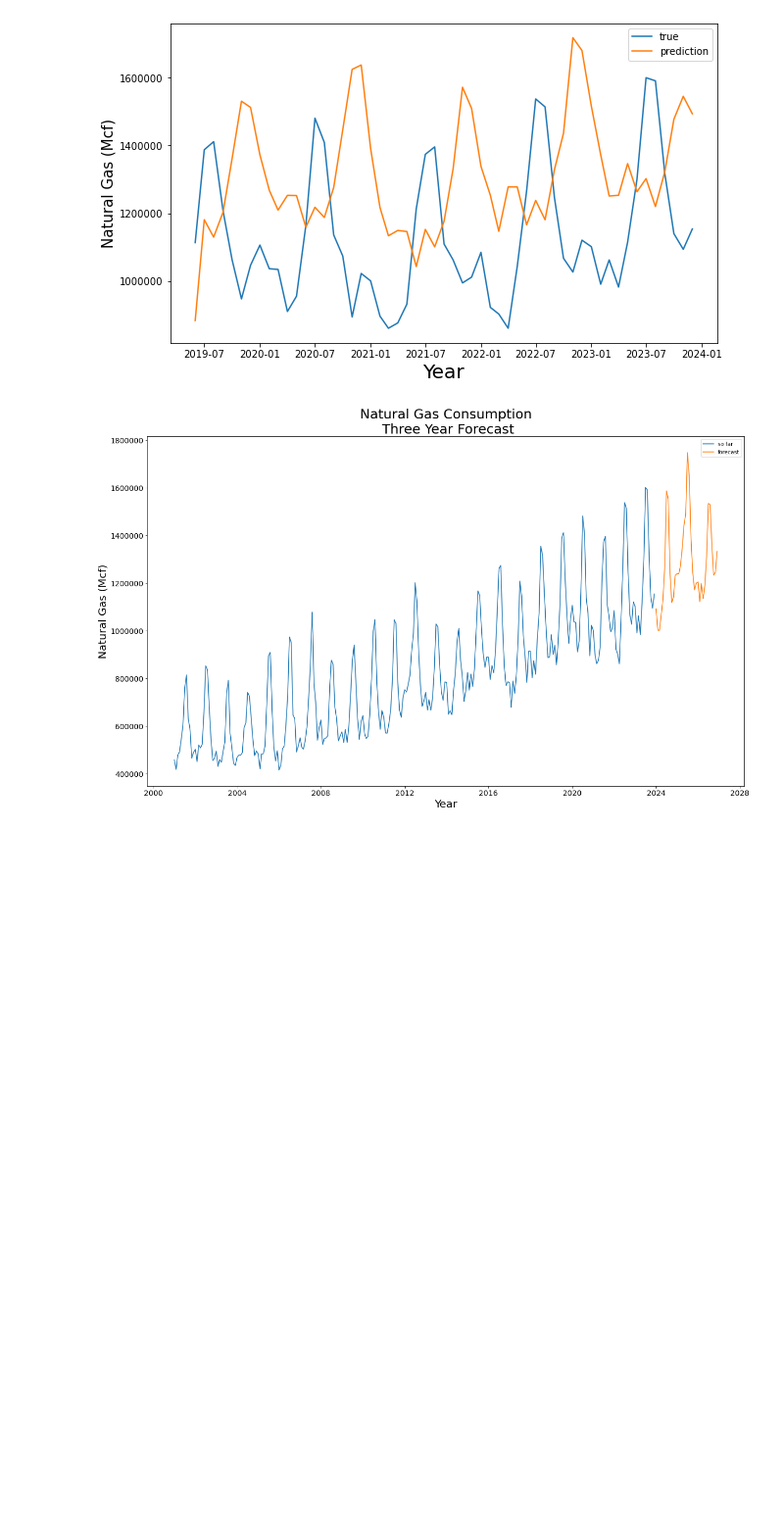
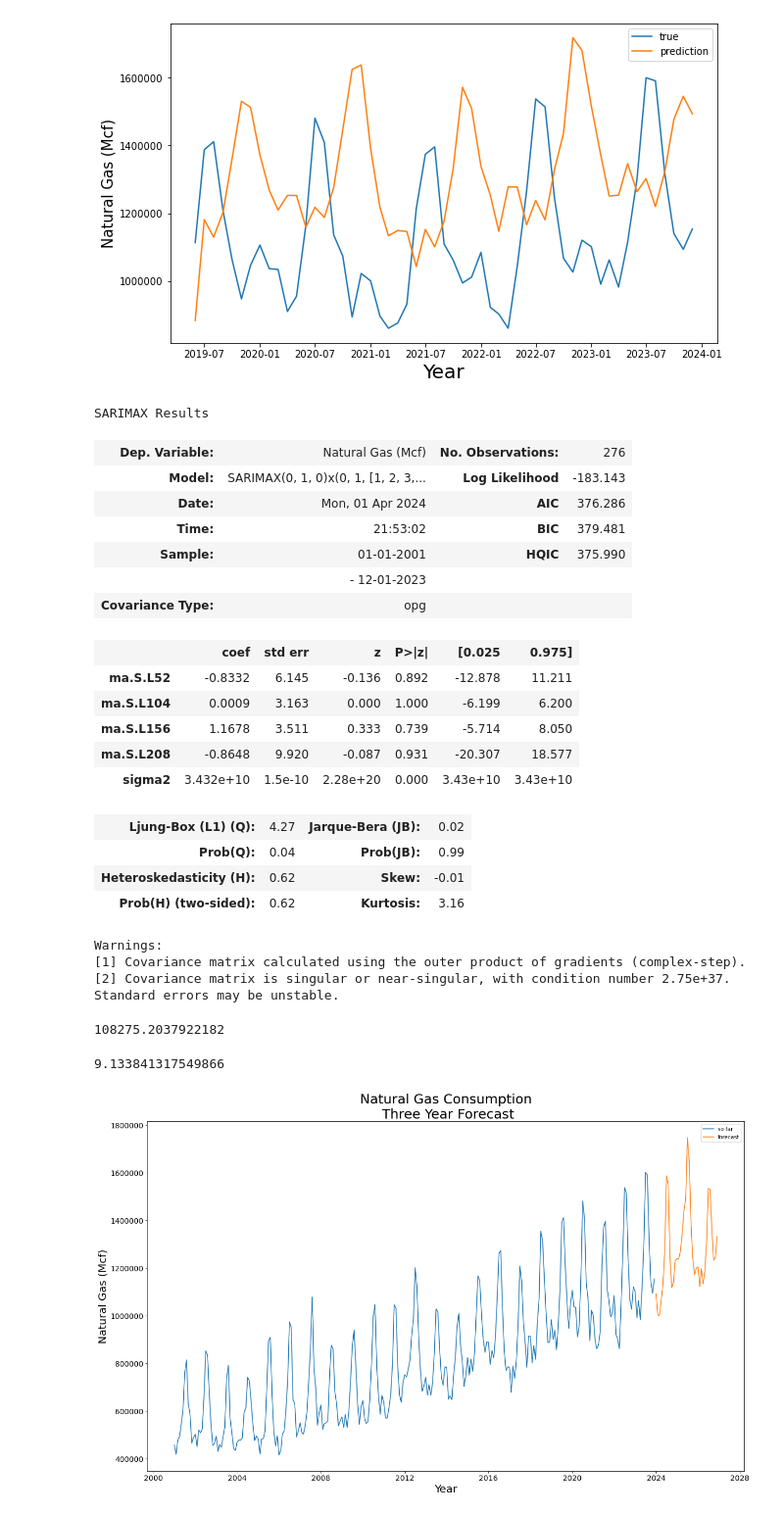
Before and after one commit to lpb3393/natural_gas_consumption, a Jupyter notebook: natural_gas_consumption.ipynb, the cells around one changed output. Shown at 98% size. Drawn from its saved outputs; the diff is of its cells as text; code cells hidden in the pictures; blank space fills up the shorter version.

```diff
--- a/natural_gas_consumption.ipynb
+++ b/natural_gas_consumption.ipynb
@@ -1028,10 +1064,48 @@ plt.legend();
 # %%
 #running the model on the entire dataset together
 sarimax_test = SARIMAX(natural_gas,
                  order=(0, 1, 0),
                   seasonal_order=(0, 1, 4, 52),
                   enforce_stationarity=False,
                   enforce_invertibility=False).fit()
+sarimax_test.summary()
+# %% [output]
+SARIMAX Results
+| Dep. Variable: | Natural Gas (Mcf) | No. Observations: | 276 |
+| Model: | SARIMAX(0, 1, 0)x(0, 1, [1, 2, 3,... | Log Likelihood | -183.143 |
+| Date: | Mon, 01 Apr 2024 | AIC | 376.286 |
+| Time: | 21:53:02 | BIC | 379.481 |
+| Sample: | 01-01-2001 | HQIC | 375.990 |
+|  | - 12-01-2023 |  |  |
+| Covariance Type: | opg |  |  |
+|  | coef | std err | z | P>|z| | [0.025 | 0.975] |
+| ma.S.L52 | -0.8332 | 6.145 | -0.136 | 0.892 | -12.878 | 11.211 |
+| ma.S.L104 | 0.0009 | 3.163 | 0.000 | 1.000 | -6.199 | 6.200 |
+| ma.S.L156 | 1.1678 | 3.511 | 0.333 | 0.739 | -5.714 | 8.050 |
+| ma.S.L208 | -0.8648 | 9.920 | -0.087 | 0.931 | -20.307 | 18.577 |
+| sigma2 | 3.432e+10 | 1.5e-10 | 2.28e+20 | 0.000 | 3.43e+10 | 3.43e+10 |
+| Ljung-Box (L1) (Q): | 4.27 | Jarque-Bera (JB): | 0.02 |
+| Prob(Q): | 0.04 | Prob(JB): | 0.99 |
+| Heteroskedasticity (H): | 0.62 | Skew: | -0.01 |
+| Prob(H) (two-sided): | 0.62 | Kurtosis: | 3.16 |
+Warnings:
+[1] Covariance matrix calculated using the outer product of gradients (complex-step).
+[2] Covariance matrix is singular or near-singular, with condition number 2.75e+37. Standard errors may be unstable.
+# %%
+y_hat_sarimax_test = sarimax_test.predict(typ='levels')
+rmse_sarimax_test = np.sqrt(mean_squared_error(natural_gas, y_hat_sarimax_test))
+rmse_sarimax_test
+# %% [output]
+108275.2037922182
+# %%
+# Calculate the range of actual values
+value_range5 = natural_gas['Natural Gas (Mcf)'].max() - natural_gas['Natural Gas (Mcf)'].min()
+
+# Calculate RMSE percentage
+rmse_percentage = (108275.2037922182 / value_range5) * 100
+rmse_percentage
+# %% [output]
+9.133841317549866
 # %%
 forecast = sarimax_test.forecast(steps=36)
 # %%
```
Also changed, not shown: parts of 17 cells of this notebook, 5 other files.
